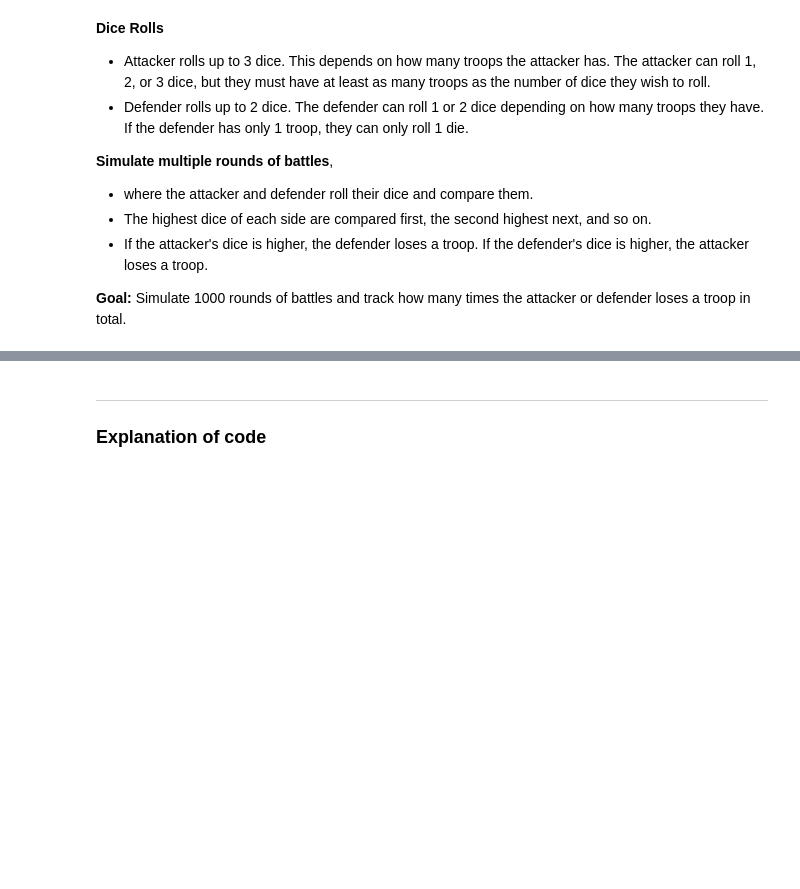
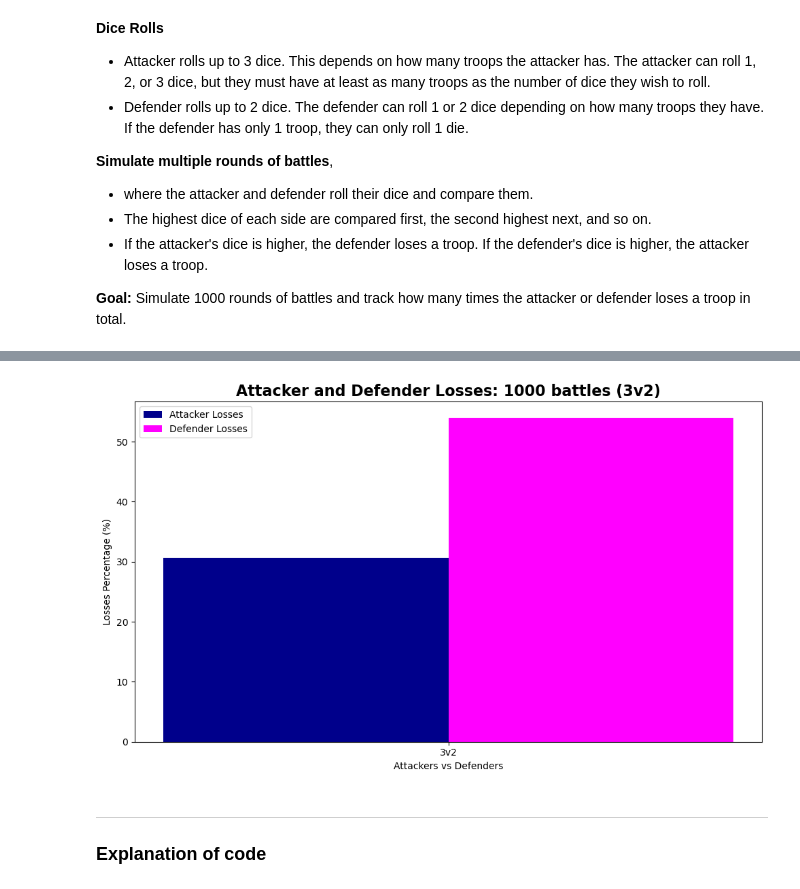
Before and after one commit to L-g00438909/PFDA_assignments, a Jupyter notebook: assignment5-risk.ipynb, the cells around one changed output, grey strips where cells are left out. Cells and saved outputs as stored; diff of their text form; code cells hidden in the pictures; blank space fills up the shorter version.

```diff
--- a/assignment5-risk.ipynb
+++ b/assignment5-risk.ipynb
@@ -109,3 +117,75 @@ Attacker losses: 889, Defender losses: 1111
+# %%
+import numpy as np
+import matplotlib.pyplot as plt
+
+num_battles = 1000  # Number of battles to simulate
+
+# Define the number of attackers and defenders (3 attackers vs 2 defenders)
+n_attackers = 3
+n_defenders = 2
+
+# Initialize random number generator
+rng = np.random.default_rng()
+
+# Store results to plot later
+attacker_losses = []
+defender_losses = []
+
+# Simulate battles for the 3 attackers vs 2 defenders
+battles_per_option = num_battles  # All battles are for the 3v2 combination
+
+# Simulate battles
+for _ in range(battles_per_option):
+    # Generate attacker's and defender's dice rolls
+    attack = rng.integers(1, 7, size=(1, n_attackers))
+    attack.sort(axis=1)
+    attack = np.flip(attack, axis=1)  # Flip to descending order
+
+    defence = rng.integers(1, 7, size=(1, n_defenders))
+    defence.sort(axis=1)
+    defence = np.flip(defence, axis=1)  # Flip to descending order
+
+    # Compare the dice up to the minimum number of dice
+    min_length = min(attack.shape[1], defence.shape[1])
+    result = attack[:, :min_length] > defence[:, :min_length]
+
+    # Calculate losses for both attacker and defender
+    losses_attacker = np.sum(result == False)  # Attacker loses where result is False
+    losses_defender = np.sum(result == True)   # Defender loses where result is True
+
+    # Store the results for plotting
+    attacker_losses.append(losses_attacker)
+    defender_losses.append(losses_defender)
+
+# Calculate the percentages of losses
+attacker_loss_percentage = (np.sum(attacker_losses) / (num_battles * n_attackers)) * 100
+defender_loss_percentage = (np.sum(defender_losses) / (num_battles * n_defenders)) * 100
+
+# Prepare the bar chart
+labels = ['3v2']
+x_pos = np.arange(len(labels))
+
+# Plotting the bar chart with two bars for attacker and defender losses
+bar_width = 0.35
+plt.figure(figsize=(10, 6))
+
+plt.bar(x_pos - bar_width / 2, [attacker_loss_percentage], bar_width, label='Attacker Losses', color='darkblue')
+plt.bar(x_pos + bar_width / 2, [defender_loss_percentage], bar_width, label='Defender Losses', color='magenta')
+
+# Adding labels and title
+plt.xticks(x_pos, labels)
+plt.xlabel('Attackers vs Defenders')
+plt.ylabel('Losses Percentage (%)')
+plt.title('Attacker and Defender Losses: 1000 battles (3v2)', fontsize=16, fontweight='bold')
+
+# Show legend
+plt.legend()
+
+# Adjust layout and display the chart
+plt.tight_layout()
+plt.show()
+# %% [output]
+[figure, added]
 # %% [markdown]
 ***
 ### **Explanation of code**
```
Also changed, not shown: parts of 6 cells of this notebook.
